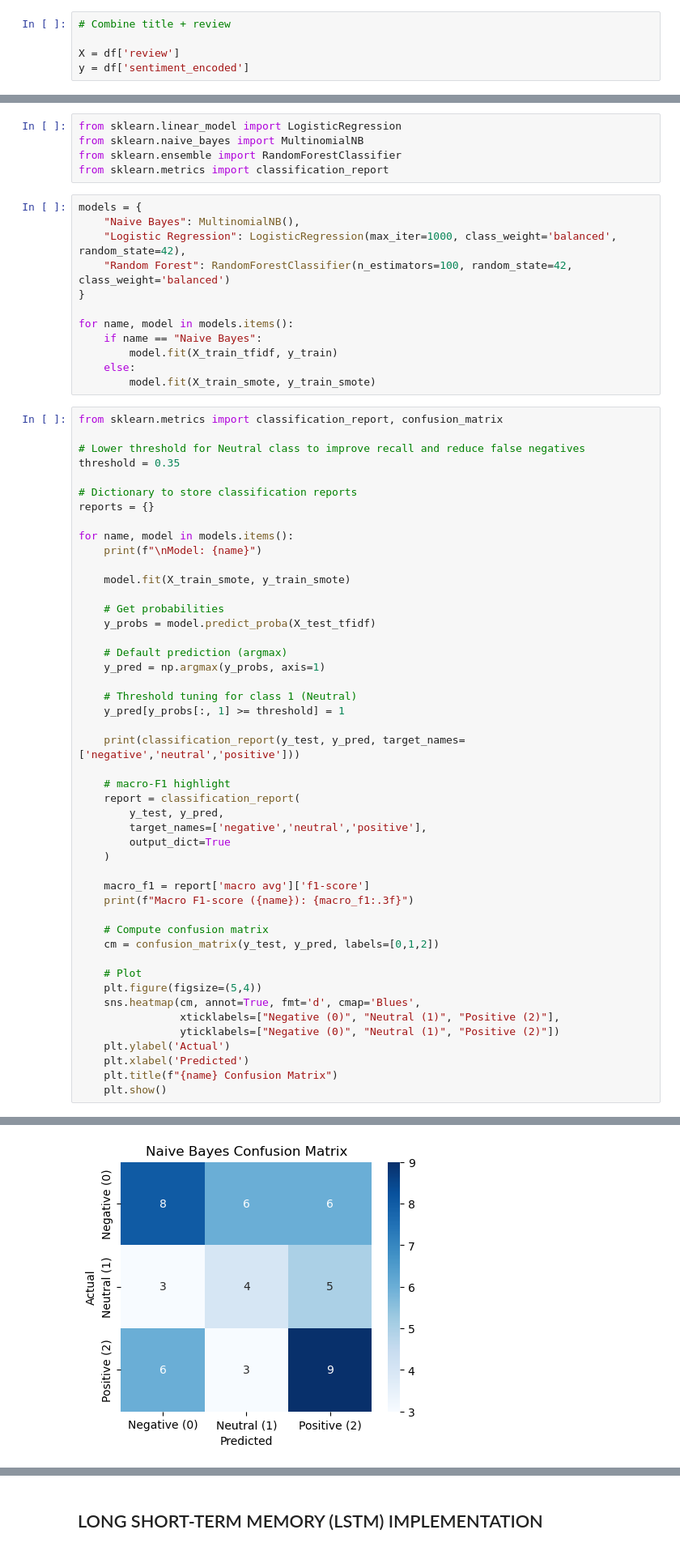
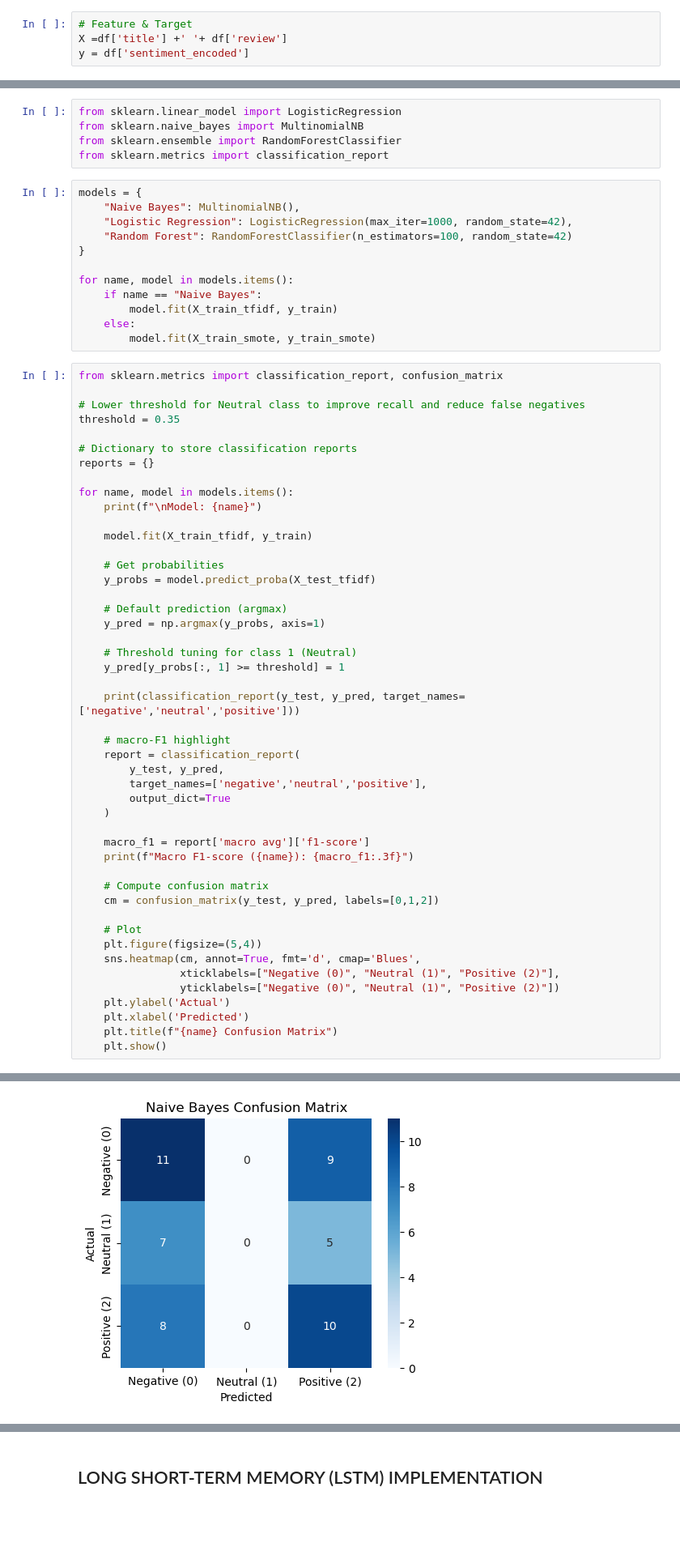
Before and after one commit to Haripriya-2310/AI-Echo-Your-Smartest-Conversational-Partner, a Jupyter notebook: AI.ipynb, the cells around one changed output, grey strips where cells are left out. Shown at 81% size. Drawn from its saved outputs; the diff is of its cells as text; blank space fills up the shorter version.

```diff
--- a/AI.ipynb
+++ b/AI.ipynb
@@ -547,8 +547,7 @@ dtypes: datetime64[ns](1), int64(4), object(13)
 memory usage: 35.3+ KB
 # %%
-# Combine title + review
-
-X = df['review']
+# Feature & Target
+X =df['title'] +' '+ df['review']
 y = df['sentiment_encoded']
 # %%
 X
@@ -612,8 +610,8 @@ from sklearn.metrics import classification_report
 # %%
 models = {
     "Naive Bayes": MultinomialNB(),
-    "Logistic Regression": LogisticRegression(max_iter=1000, class_weight='balanced', random_state=42),
-    "Random Forest": RandomForestClassifier(n_estimators=100, random_state=42, class_weight='balanced')
+    "Logistic Regression": LogisticRegression(max_iter=1000, random_state=42),
+    "Random Forest": RandomForestClassifier(n_estimators=100, random_state=42)
 }
 
 for name, model in models.items():
@@ -633,7 +631,7 @@ reports = {}
 for name, model in models.items():
     print(f"\nModel: {name}")
 
-    model.fit(X_train_smote, y_train_smote)
+    model.fit(X_train_tfidf, y_train)
 
     # Get probabilities
     y_probs = model.predict_proba(X_test_tfidf)
@@ -684,4 +682,4 @@ Macro F1-score (Naive Bayes): 0.409
-[figure, old version]
+[figure, new version]
 Model: Logistic Regression
               precision    recall  f1-score   support
 
```
Also changed, not shown: parts of 17 cells of this notebook, 4 other files.
